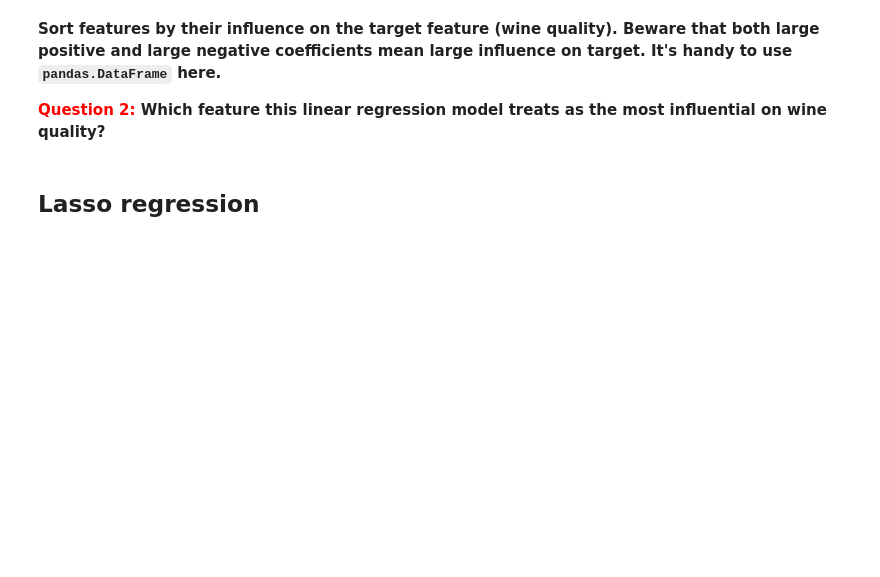
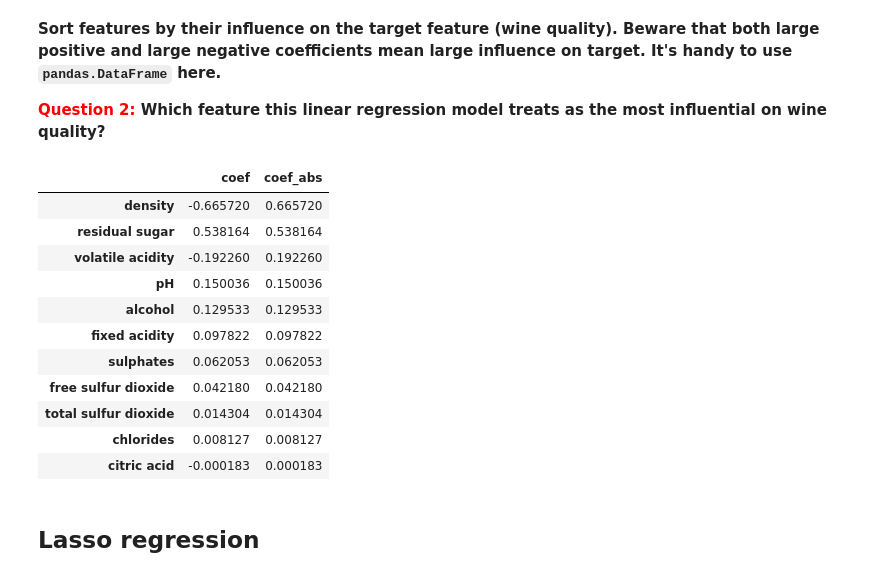
Before and after one commit to baha-celik-acn/internship-deliverables, a Jupyter notebook: mlcourse/topic_4_assignment.ipynb, the cells around one changed output. Saved outputs shown, nothing was run; the diff lists cells and outputs as text; code cells hidden in the pictures; blank space fills up the shorter version.

```diff
--- a/mlcourse/topic_4_assignment.ipynb
+++ b/mlcourse/topic_4_assignment.ipynb
@@ -94,3 +91,21 @@ Mean squared error (test): 0.5542927330136753
+# %%
+linreg_coef = pd.DataFrame({'coef': linreg.coef_, 'coef_abs': np.abs(linreg.coef_)},
+                          index=data.columns.drop('quality'))
+linreg_coef.sort_values(by='coef_abs', ascending=False)
+#Density
+# %% [output]
+|  | coef | coef_abs |
+| density | -0.665720 | 0.665720 |
+| residual sugar | 0.538164 | 0.538164 |
+| volatile acidity | -0.192260 | 0.192260 |
+| pH | 0.150036 | 0.150036 |
+| alcohol | 0.129533 | 0.129533 |
+| fixed acidity | 0.097822 | 0.097822 |
+| sulphates | 0.062053 | 0.062053 |
+| free sulfur dioxide | 0.042180 | 0.042180 |
+| total sulfur dioxide | 0.014304 | 0.014304 |
+| chlorides | 0.008127 | 0.008127 |
+| citric acid | -0.000183 | 0.000183 |
 # %% [markdown]
 ## Lasso regression
 # %% [markdown]
```
Also changed, not shown: parts of 12 cells of this notebook.
